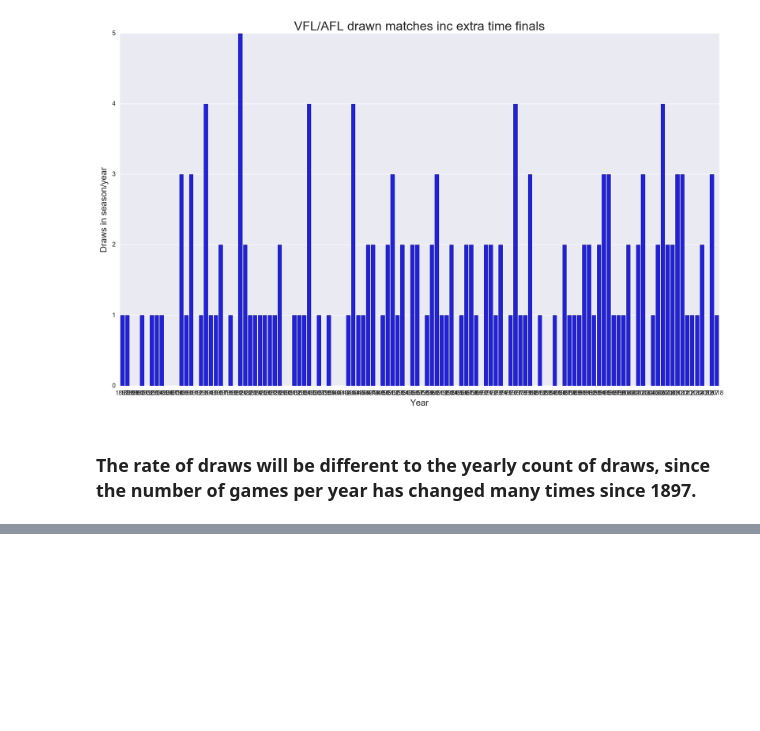
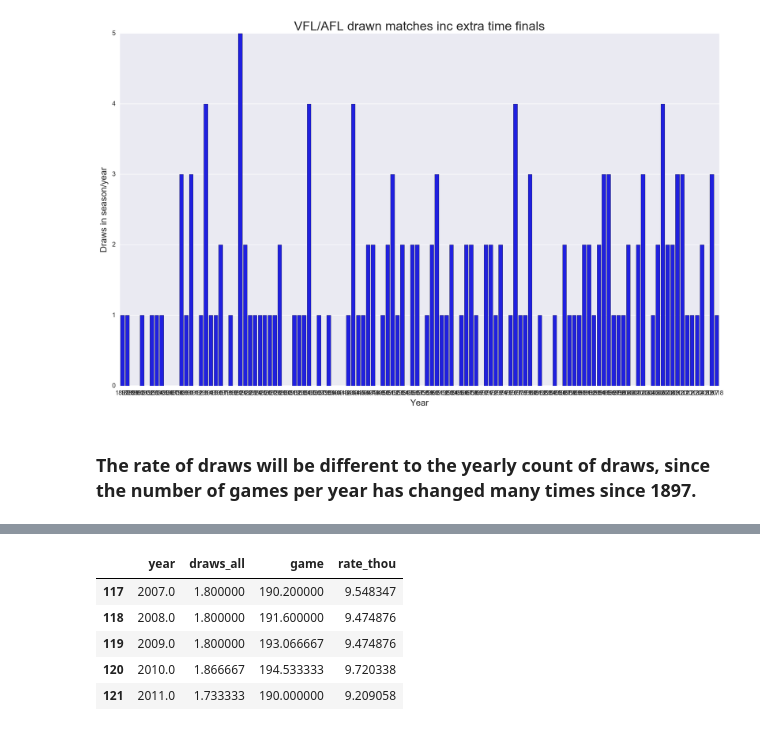
Before and after one commit to stevegabriel1/afl_explore, a Jupyter notebook: afl_draws_exploration.ipynb, the cells around one changed output, grey strips where cells are left out. Saved outputs shown, nothing was run; the diff lists cells and outputs as text; code cells hidden in the pictures; blank space fills up the shorter version.

```diff
--- a/afl_draws_exploration.ipynb
+++ b/afl_draws_exploration.ipynb
@@ -136,2 +150,12 @@ yrdraws['rate_thou'] = yrdraws['draws_all']*1000/yrdraws['game']
+# %%
+draws_rolling = yrdraws.rolling(window=15).mean()
+draws_rolling.tail()
+# %% [output]
+|  | year | draws_all | game | rate_thou |
+| 117 | 2007.0 | 1.800000 | 190.200000 | 9.548347 |
+| 118 | 2008.0 | 1.800000 | 191.600000 | 9.474876 |
+| 119 | 2009.0 | 1.800000 | 193.066667 | 9.474876 |
+| 120 | 2010.0 | 1.866667 | 194.533333 | 9.720338 |
+| 121 | 2011.0 | 1.733333 | 190.000000 | 9.209058 |
 # %%
 sns.set_style("darkgrid")
```
Also changed, not shown: parts of 3 cells of this notebook.
